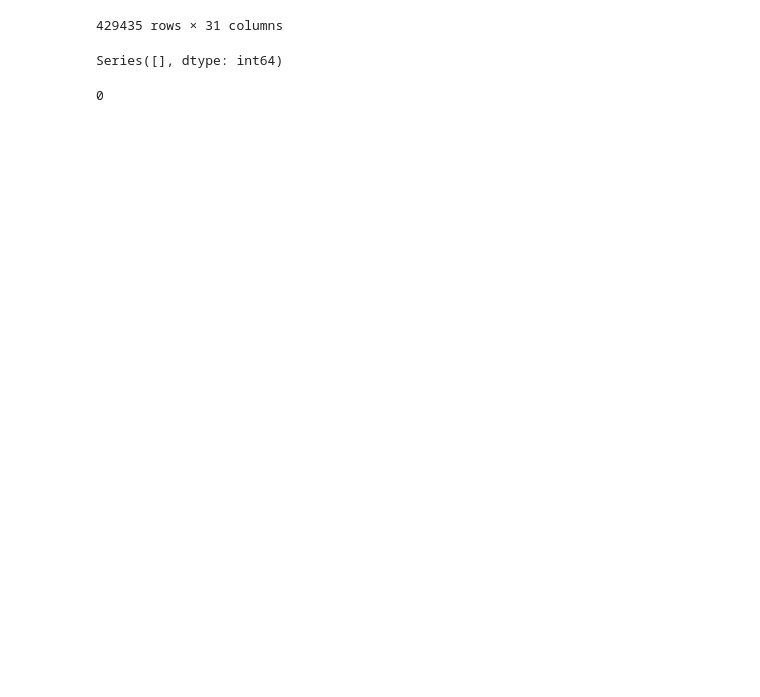
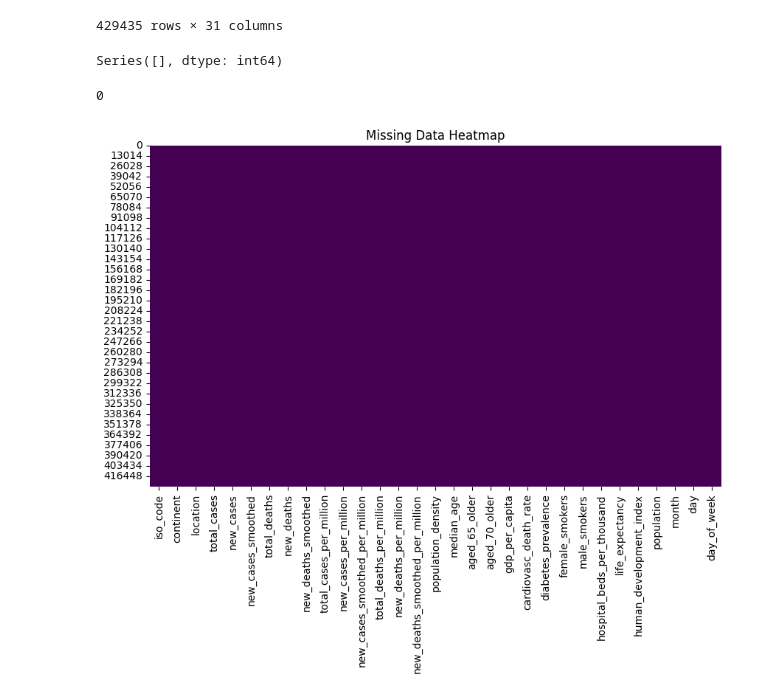
Before and after one commit to nomanrafi/COVID-19, a Jupyter notebook: COVID-19.ipynb, the cells around one changed output. Saved outputs shown, nothing was run; the diff lists cells and outputs as text; code cells hidden in the pictures; blank space fills up the shorter version.

```diff
--- a/COVID-19.ipynb
+++ b/COVID-19.ipynb
@@ -358,10 +358,12 @@ df.duplicated().sum()
 # df['year'] = df['date'].dt.year
 # df['month'] = df['date'].dt.month
 # %%
-# plt.figure(figsize=(10, 6))
-# sns.heatmap(df.isnull(), cbar=False, cmap='viridis')
-# plt.title('Missing Data Heatmap')
-# plt.show()
+plt.figure(figsize=(10, 6))
+sns.heatmap(df.isnull(), cbar=False, cmap='viridis')
+plt.title('Missing Data Heatmap')
+plt.show()
+# %% [output]
+[figure, added]
 # %%
 # Testing Capacity vs Cases
 # plt.figure(figsize=(10, 6))
```
Also changed, not shown: parts of 1 cell of this notebook.
